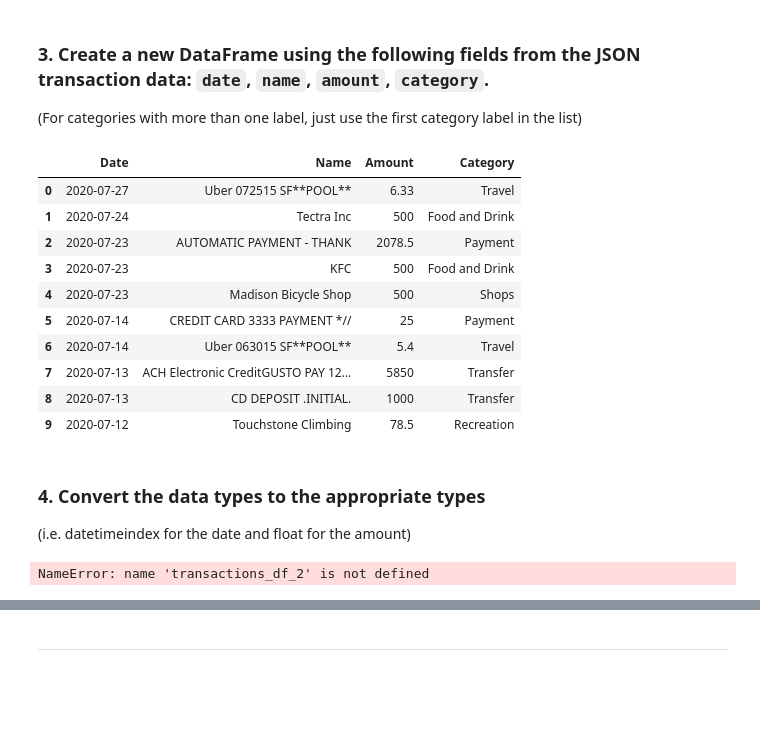
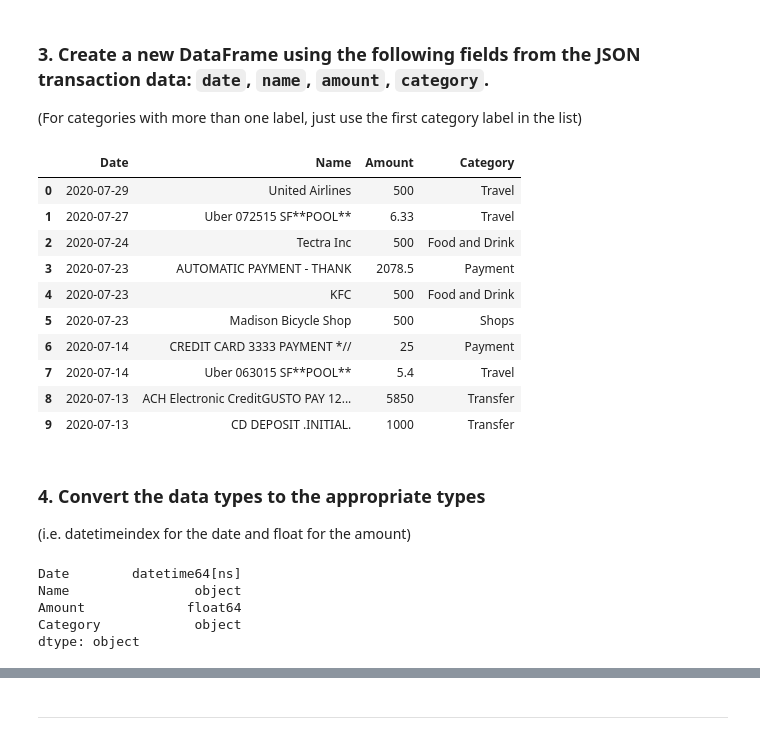
Before and after one commit to andrewjrubi/API-HW-Rubi, a Jupyter notebook: account_summary.ipynb, the cells around one changed output, grey strips where cells are left out. Drawn from its saved outputs; the diff is of its cells as text; code cells hidden in the pictures; blank space fills up the shorter version.

```diff
--- a/account_summary.ipynb
+++ b/account_summary.ipynb
@@ -194,54 +194,57 @@ for x in transactions:
 # %%
 # Define an empty DataFrame and set the columns as date, name, amount, and category
 
 empty_df = pd.DataFrame(columns = ['Date', 'Name', 'Amount', 'Category'])
 
 # Retrieve all the transactions
 
 transactions = transaction_response['transactions']
 dates = []
 name = []
 amount = []
 categories = []
 
 # Populate the transactions DataFrame with the transactions data
 
 for x in transactions:
     dates.append(x['date'])
     name.append(x['name'])
     amount.append(x['amount'])
     category = x['category'][0]
     categories.append(category)
 
 data = [dates, name, amount, categories]
 data_df = pd.DataFrame(data)
-transactions_df = data_df.transpose()
-transactions_df.columns = ['Date', 'Name', 'Amount', 'Category']
-transactions_df.head(10)
+transactions_data_df = data_df.transpose()
+transactions_data_df.columns = ['Date', 'Name', 'Amount', 'Category']
+transactions_data_df.head(10)
 # %% [output]
 |  | Date | Name | Amount | Category |
-| 0 | 2020-07-27 | Uber 072515 SF**POOL** | 6.33 | Travel |
-| 1 | 2020-07-24 | Tectra Inc | 500 | Food and Drink |
-| 2 | 2020-07-23 | AUTOMATIC PAYMENT - THANK | 2078.5 | Payment |
-| 3 | 2020-07-23 | KFC | 500 | Food and Drink |
-| 4 | 2020-07-23 | Madison Bicycle Shop | 500 | Shops |
-| 5 | 2020-07-14 | CREDIT CARD 3333 PAYMENT *// | 25 | Payment |
-| 6 | 2020-07-14 | Uber 063015 SF**POOL** | 5.4 | Travel |
-| 7 | 2020-07-13 | ACH Electronic CreditGUSTO PAY 12... | 5850 | Transfer |
-| 8 | 2020-07-13 | CD DEPOSIT .INITIAL. | 1000 | Transfer |
-| 9 | 2020-07-12 | Touchstone Climbing | 78.5 | Recreation |
+| 0 | 2020-07-29 | United Airlines | 500 | Travel |
+| 1 | 2020-07-27 | Uber 072515 SF**POOL** | 6.33 | Travel |
+| 2 | 2020-07-24 | Tectra Inc | 500 | Food and Drink |
+| 3 | 2020-07-23 | AUTOMATIC PAYMENT - THANK | 2078.5 | Payment |
+| 4 | 2020-07-23 | KFC | 500 | Food and Drink |
+| 5 | 2020-07-23 | Madison Bicycle Shop | 500 | Shops |
+| 6 | 2020-07-14 | CREDIT CARD 3333 PAYMENT *// | 25 | Payment |
+| 7 | 2020-07-14 | Uber 063015 SF**POOL** | 5.4 | Travel |
+| 8 | 2020-07-13 | ACH Electronic CreditGUSTO PAY 12... | 5850 | Transfer |
+| 9 | 2020-07-13 | CD DEPOSIT .INITIAL. | 1000 | Transfer |
 # %% [markdown]
 ### 4. Convert the data types to the appropriate types
 
 (i.e. datetimeindex for the date and float for the amount)
-# %%
-# Display data types
-
-#transaction_df['Amount'].astype('float')
-transactions_df_2['Date'] = pd.to_datetime(transactions_df['Date'])
-transaction_df_2.set_index('Date',inplace=True)
-print(transaction_df_2.dtypes)
-# %% [output]
-NameError: name 'transactions_df_2' is not defined
+# %%
+# Display data types
+
+transactions_data_df['Date'] = pd.to_datetime(transactions_data_df['Date'])
+transactions_data_df['Amount'] = transactions_data_df['Amount'].astype(float)
+print(transactions_data_df.dtypes)
+# %% [output]
+Date        datetime64[ns]
+Name                object
+Amount             float64
+Category            object
+dtype: object
 # %%
 # Set the date column as index
```
Also changed, not shown: parts of 13 cells of this notebook.
